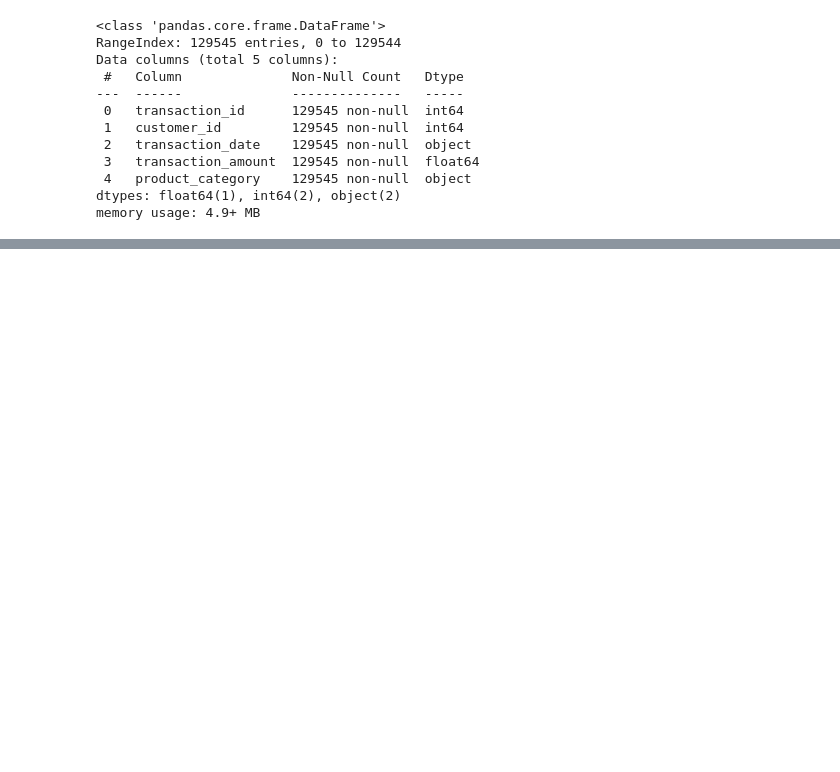
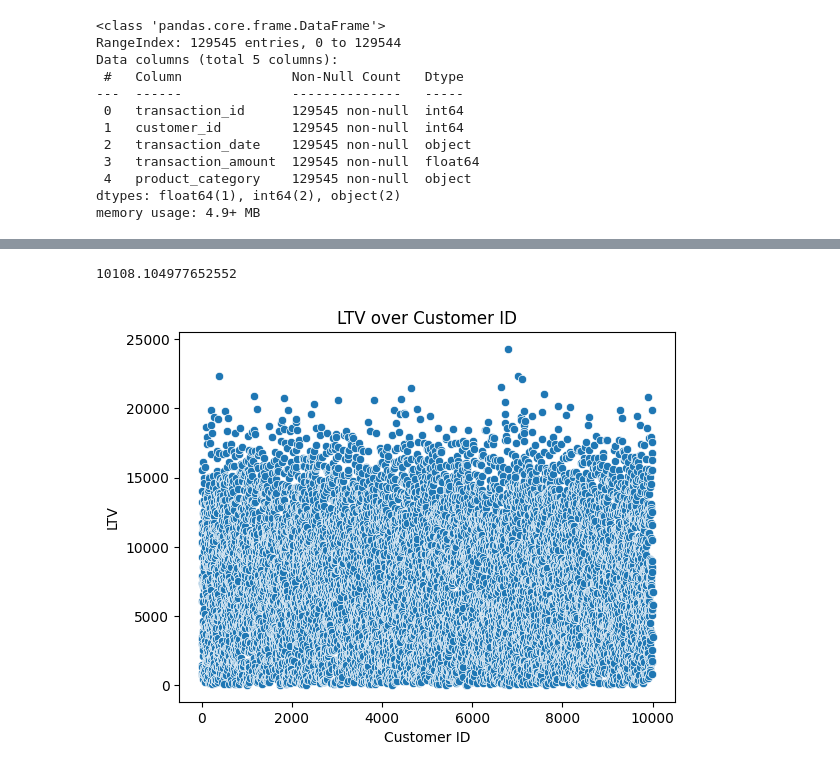
Before and after one commit to EthanRosehart/schulich_data_science, a Jupyter notebook: a2ecomx.ipynb, the cells around one changed output, grey strips where cells are left out. Saved outputs shown, nothing was run; the diff lists cells and outputs as text; code cells hidden in the pictures; blank space fills up the shorter version.

```diff
--- a/a2ecomx.ipynb
+++ b/a2ecomx.ipynb
@@ -65,0 +230,15 @@ df = pd.merge(df,df_transactions,on='customer_id', how='outer')
+# %%
+# Custom function to find the most recent campaign before each transaction
+def find_previous_campaign(transaction_row, campaigns):
+    customer_campaigns = campaigns[campaigns['customer_id'] == transaction_row['customer_id']]
+    customer_campaigns = customer_campaigns[customer_campaigns['campaign_date'] <= transaction_row['transaction_date']]
+    if not customer_campaigns.empty:
+        return customer_campaigns.iloc[-1]  # Return the most recent campaign
+    else:
+        return pd.Series([None] * campaigns.shape[1], index=campaigns.columns)
+
+# Apply the custom function to each transaction
+matched_campaigns = transaction_level.apply(find_previous_campaign, axis=1, campaigns=df_marketing)
+
+# Merge the matched campaigns with transactions
+df_merged = transaction_level.join(matched_campaigns.add_prefix('campaign_'))
@@ -65,0 +278,5 @@ df = pd.merge(df,df_transactions,on='customer_id', how='outer')
+# %%
+# delete duplicate index column
+
+df_merged.drop(columns=['index'], inplace=True)
+transaction_level.drop(columns=['index'], inplace=True)
@@ -65,0 +323,10 @@ df = pd.merge(df,df_transactions,on='customer_id', how='outer')
+# %%
+# Calculate LTV
+customer_ltv = df_merged.groupby('customer_id')['transaction_amount'].sum().reset_index()
+customer_ltv.rename(columns={'transaction_amount': 'LTV'}, inplace=True)
+
+# Merge LTV back to df_merged
+df_merged = df_merged.merge(customer_ltv, on='customer_id', how='left')
+
+# Check the result
+df_merged.head(15)
@@ -65,0 +350,23 @@ df = pd.merge(df,df_transactions,on='customer_id', how='outer')
+# %%
+# Max = 24,298.22
+# Min = 23.81
+# Mean = 10108.10
+
+df_merged['LTV'].mean()
+# %% [output]
+10108.104977652552
+# %%
+# Plot LTV by customer ID to see the data we're predicting
+# Check for outliers that may negatively effect the models
+
+# Ensure that the DataFrame has unique customer_id values
+customer_ltv = df_merged.groupby('customer_id')['LTV'].mean().reset_index()
+
+# Plot LTV over customer_id
+sns.scatterplot(data=customer_ltv, x='customer_id', y='LTV')
+plt.xlabel('Customer ID')
+plt.ylabel('LTV')
+plt.title('LTV over Customer ID')
+plt.show()
+# %% [output]
+[figure, added]
```
Also changed, not shown: parts of 40 cells of this notebook, 1 other file.
